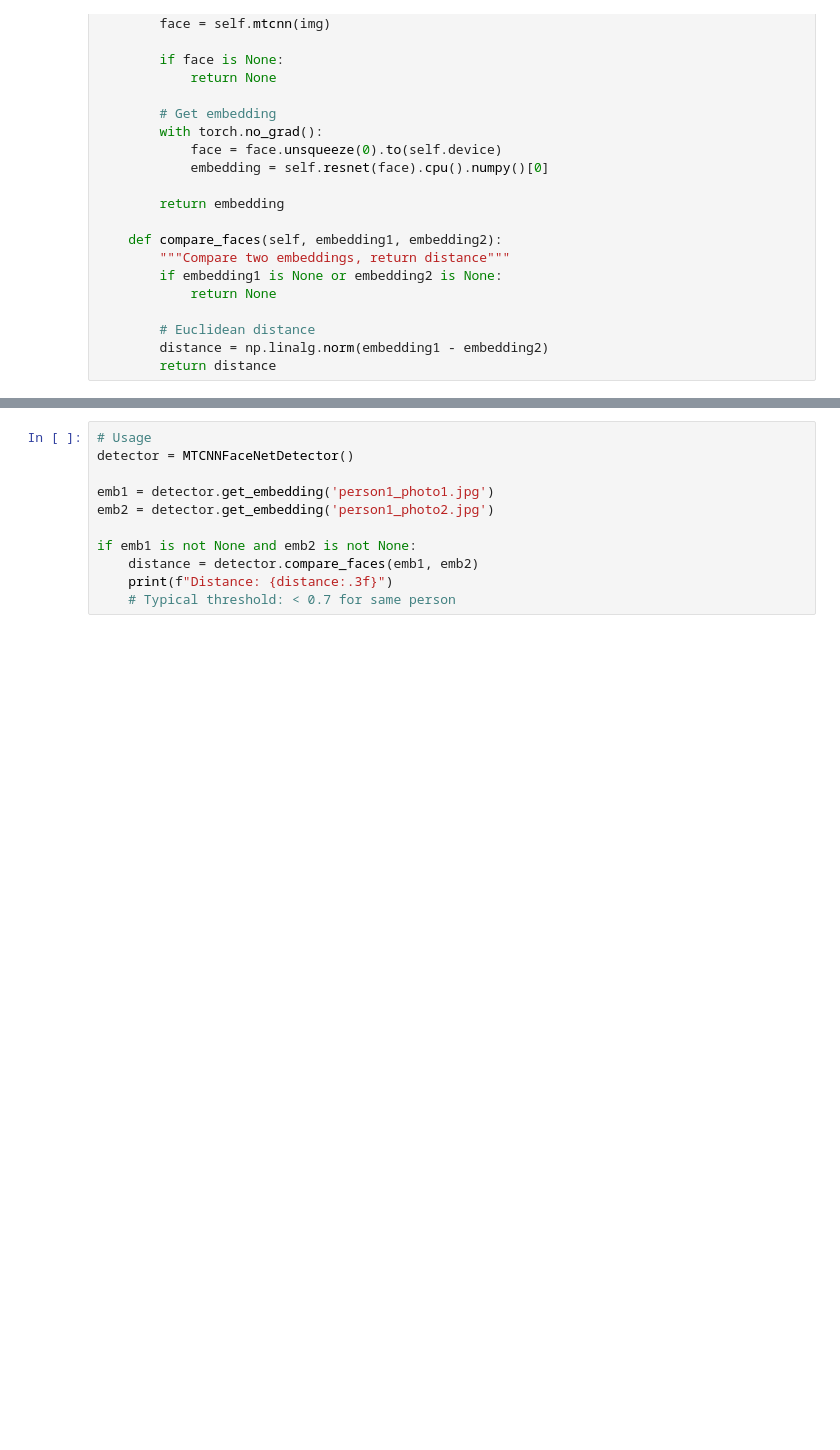
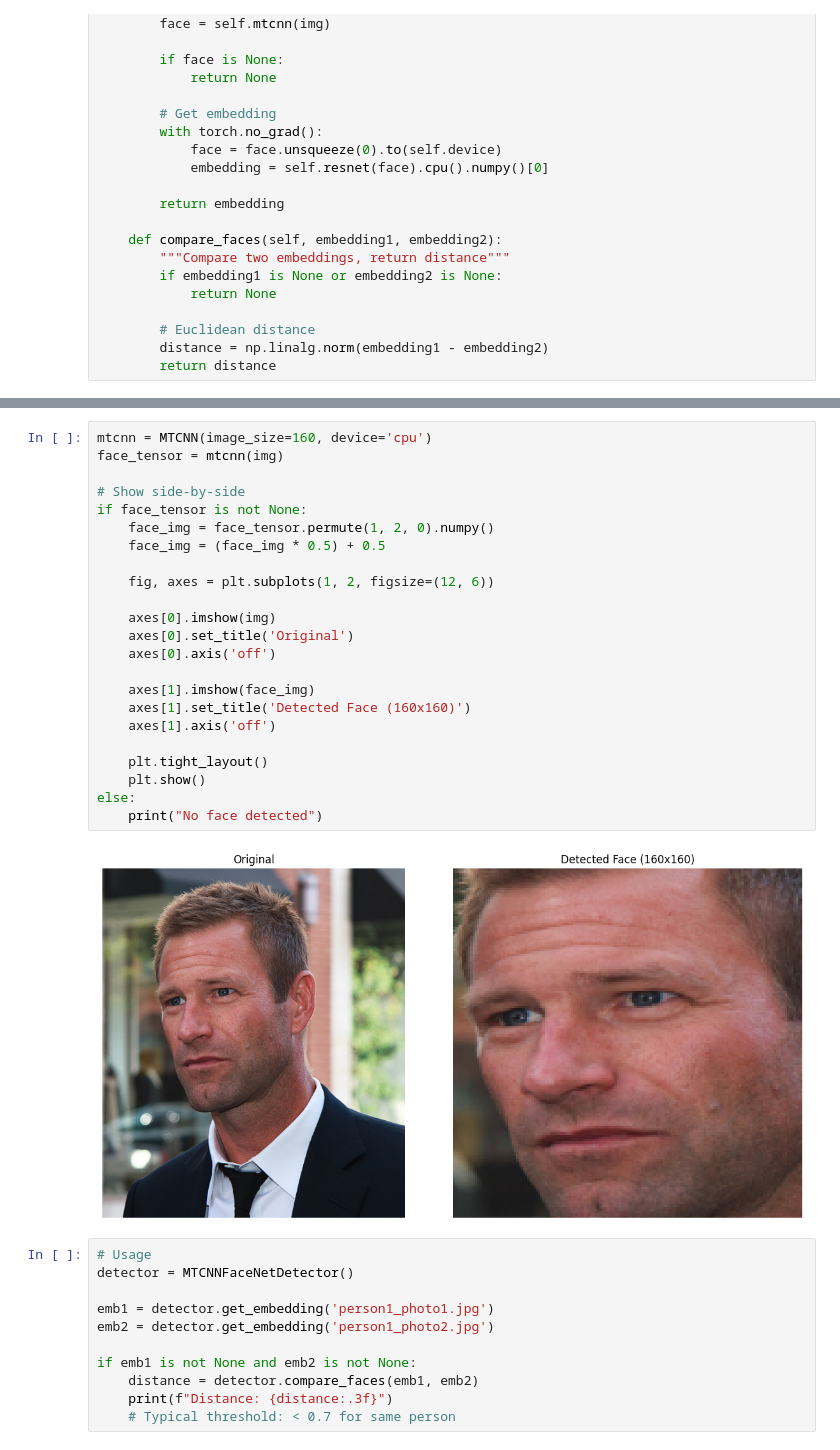
Before and after one commit to davidsirait/face_duplicate_detection, a Jupyter notebook: notebook/face_recog.ipynb, the cells around one changed output, grey strips where cells are left out. Cells and saved outputs as stored; diff of their text form; blank space fills up the shorter version.

Commit message:
add face recognition notebook

```diff
--- a/notebook/face_recog.ipynb
+++ b/notebook/face_recog.ipynb
@@ -53,3 +63,28 @@ image_path = "/workspaces/face_duplicate_detection/data/images/Aaron Eckhart_1.j
+# %%
+mtcnn = MTCNN(image_size=160, device='cpu')
+face_tensor = mtcnn(img)
+
+# Show side-by-side
+if face_tensor is not None:
+    face_img = face_tensor.permute(1, 2, 0).numpy()
+    face_img = (face_img * 0.5) + 0.5
+
+    fig, axes = plt.subplots(1, 2, figsize=(12, 6))
+
+    axes[0].imshow(img)
+    axes[0].set_title('Original')
+    axes[0].axis('off')
+
+    axes[1].imshow(face_img)
+    axes[1].set_title('Detected Face (160x160)')
+    axes[1].axis('off')
+
+    plt.tight_layout()
+    plt.show()
+else:
+    print("No face detected")
+# %% [output]
+[figure, added]
 # %%
 # Usage
 detector = MTCNNFaceNetDetector()
```
Also changed, not shown: parts of 2 cells of this notebook.
